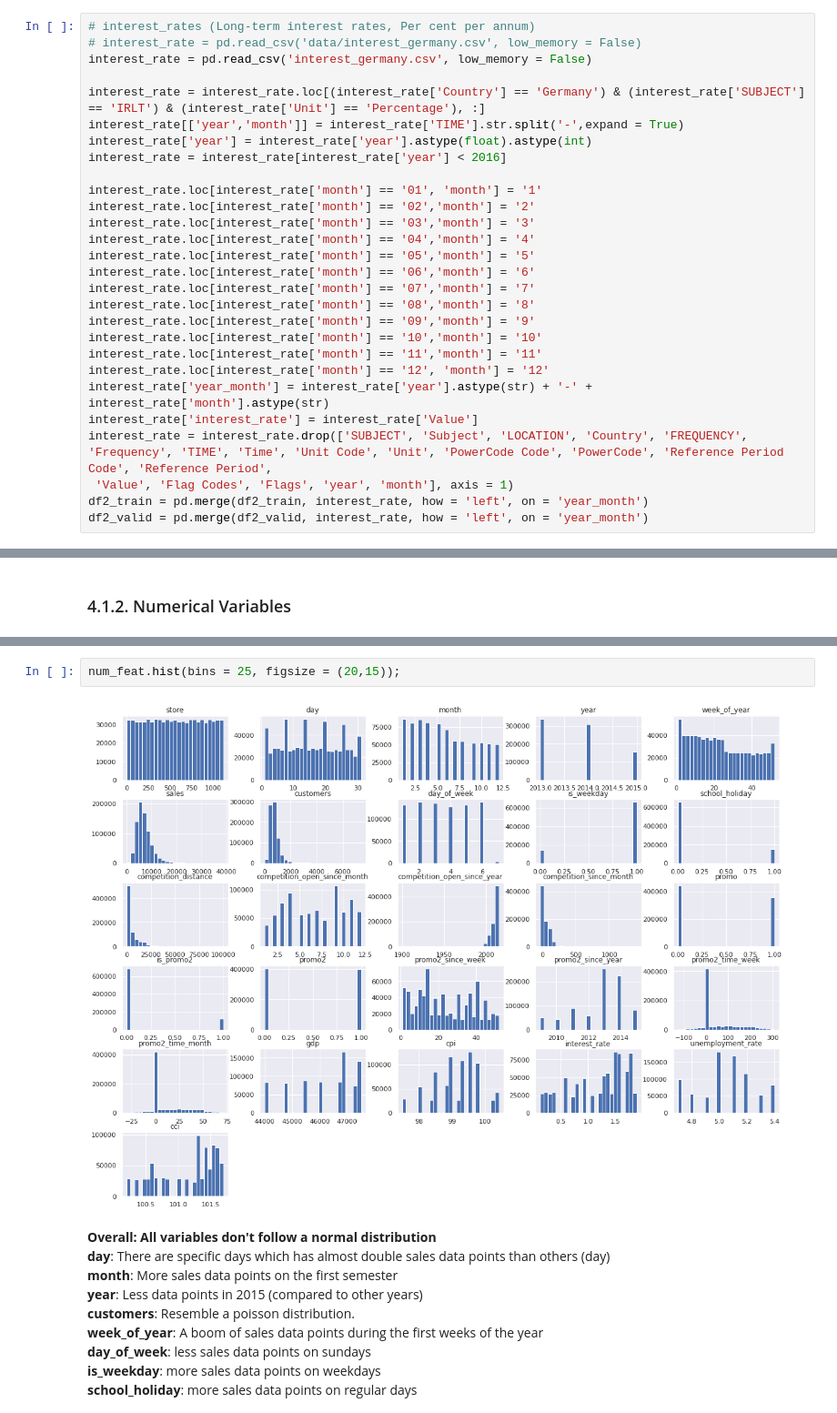
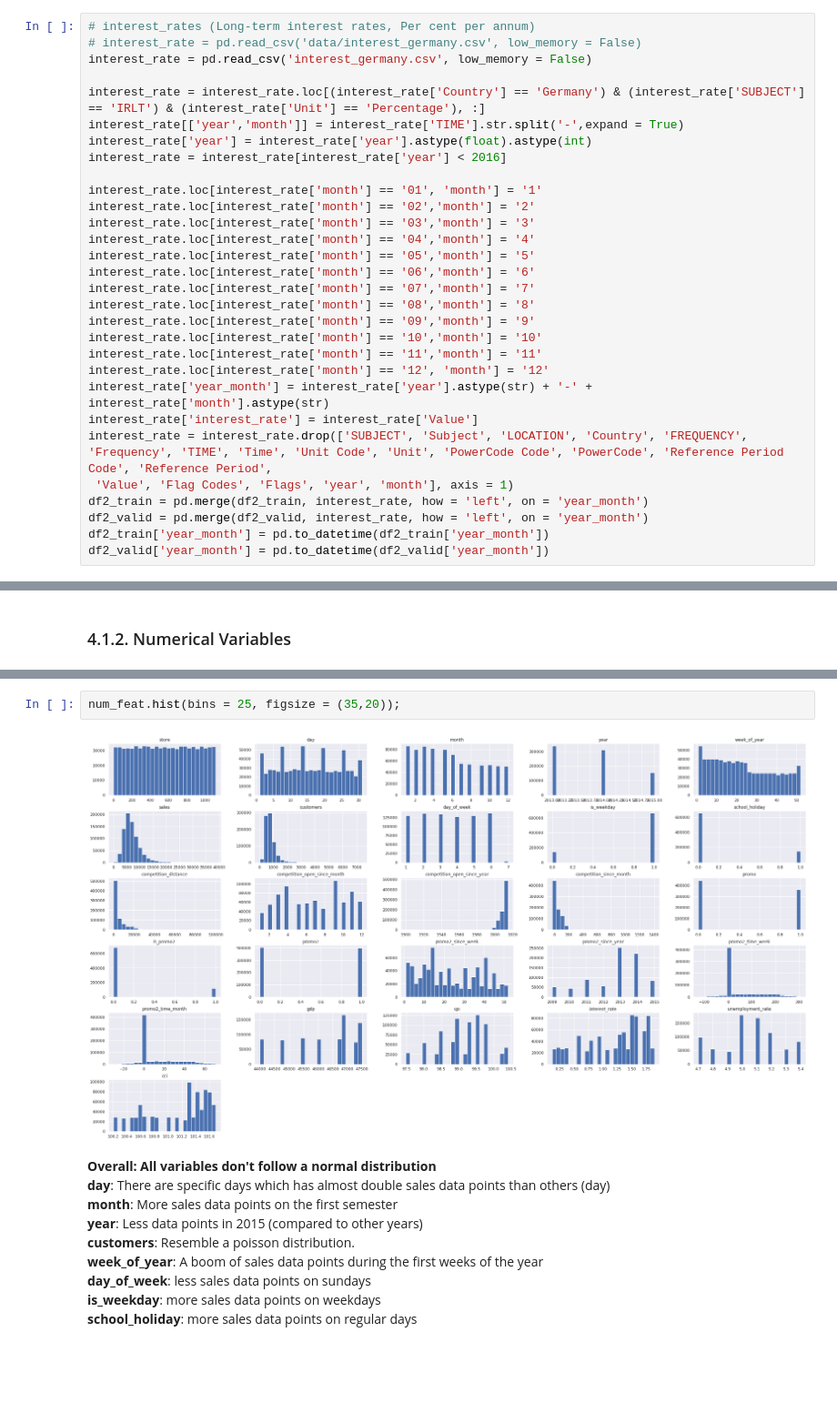
Before and after one commit to alanmaehara/Sales-Prediction, a Jupyter notebook: notebooks/cycle02_rossmann_sales_prediction.ipynb, the cells around one changed output, grey strips where cells are left out. Shown at 91% size. Cells and saved outputs as stored; diff of their text form; blank space fills up the shorter version.

```diff
--- a/notebooks/cycle02_rossmann_sales_prediction.ipynb
+++ b/notebooks/cycle02_rossmann_sales_prediction.ipynb
@@ -932,6 +1155,8 @@ interest_rate = interest_rate.drop(['SUBJECT', 'Subject', 'LOCATION', 'Country',
  'Value', 'Flag Codes', 'Flags', 'year', 'month'], axis = 1)
 df2_train = pd.merge(df2_train, interest_rate, how = 'left', on = 'year_month')
 df2_valid = pd.merge(df2_valid, interest_rate, how = 'left', on = 'year_month')
+df2_train['year_month'] = pd.to_datetime(df2_train['year_month'])
+df2_valid['year_month'] = pd.to_datetime(df2_valid['year_month'])
 # %%
 # unemployment_rate = pd.read_csv('data/unemployment_germany.csv', low_memory = False) # https://data.oecd.org/unemp/unemployment-rate.htm # Total, % of labour force unemployed
 unemployment_rate = pd.read_csv('unemployment_germany.csv', low_memory = False) # https://data.oecd.org/unemp/unemployment-rate.htm # Total, % of labour force unemployed
@@ -1067,8 +1282,8 @@ sns.distplot(df4_train['sales'], kde = False);
 num_feat = df4_train.select_dtypes( include = ['int64', 'float64'])
 # %%
-num_feat.hist(bins = 25, figsize = (20,15));
+num_feat.hist(bins = 25, figsize = (35,20));
 # %% [output]
-[figure, old version]
+[figure, new version]
 # %% [markdown]
  **Overall: All variables don't follow a normal distribution**
  **day**: There are specific days which has almost double sales data points than others (day)
```
Also changed, not shown: parts of 116 cells of this notebook.
